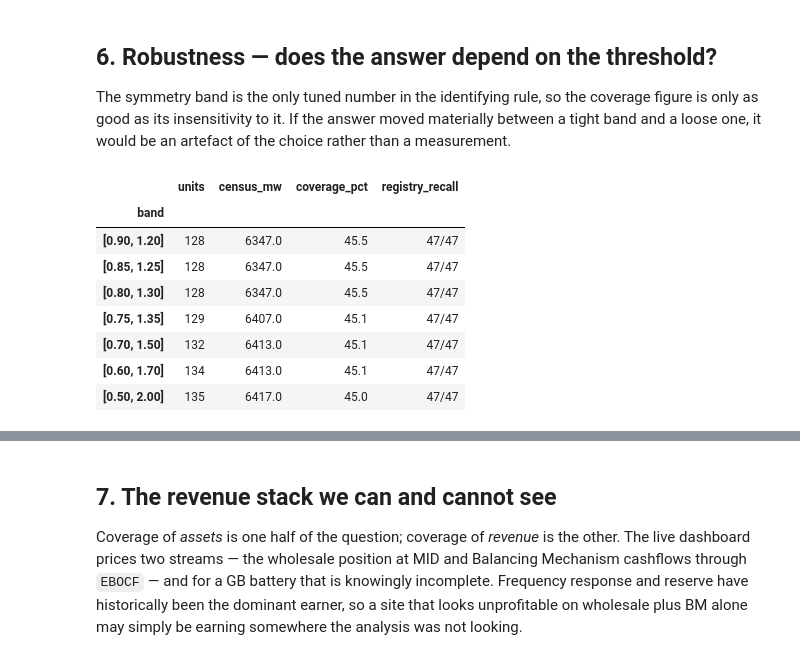
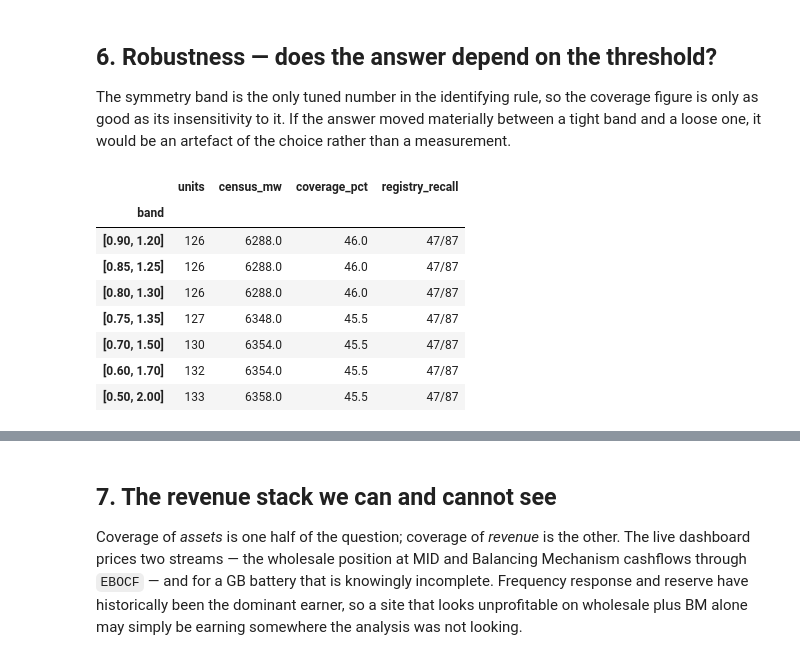
Before and after one commit to shaw029/power-trading, a Jupyter notebook: notebooks/06_fleet_coverage_census.ipynb, the cells around one changed output, grey strips where cells are left out. Saved outputs shown, nothing was run; the diff lists cells and outputs as text; code cells hidden in the pictures.

```diff
--- a/notebooks/06_fleet_coverage_census.ipynb
+++ b/notebooks/06_fleet_coverage_census.ipynb
@@ -46,6 +59,7 @@ the BM-registered fleet, not of GB storage — and sections 5 and 7 size what th
 # %%
 %matplotlib inline
 
+import datetime as dt
 import sys
 import warnings
 from pathlib import Path
@@ -61,7 +75,20 @@ sys.path.insert(0, str(REPO_ROOT))
 from src.utils.poster import save_poster_fig
 
 from fleet import ancillary, census, coverage
-from fleet.registry import FLEET
+from fleet.curated import CURATED_SITES
+from fleet.registry import REGISTRY
+
+# ── Frozen vintage ──────────────────────────────────────────────────────────
+# The registers behind the census and NESO's auction results are both live, so
+# an unpinned run returns a different population and different revenue every
+# day, and every number below moves with it. This notebook fixes both at
+# 2026-08-24 — the same date notebooks 04, 05 and 06 all use, so the three are
+# directly comparable. The library default is unpinned; this is a notebook
+# decision, set here rather than in the repo.
+#
+# To move the analysis on: change this date, re-run, and update any figure of
+# this notebook's that README.md, DATA_ARCHITECTURE.md or the poster quote.
+census.SNAPSHOT = dt.date(2026, 8, 24)
 
 warnings.filterwarnings("ignore")
 
@@ -74,12 +101,13 @@ plt.rcParams.update({
     "grid.linestyle": "--",
 })
 
-# Same design system as notebooks 04 and 05. The two-class split used throughout
-# this notebook is "covered by the registry" against "the gap" — both are real
-# quantities, so both get a real colour rather than one fading into grey.
+# Same design system as notebooks 04 and 05. The split used throughout this
+# notebook is "what the dashboard can render" against "what it cannot" — both
+# real quantities, so both get a real colour rather than one fading into grey.
 C = {
     "ink":       "#0b0b0b",
     "covered":   "#2a78d6",
+    "covered_lo": "#8fb9e8",
     "gap":       "#e34948",
     "discharge": "#1baf7a",
     "mid":       "#c98500",
@@ -90,10 +118,8 @@ C = {
 # revenue section in part 7 reaches back as far as NESO published per-unit
 # results, which is further than the dispatch window. Starting it at 2018 shows
 # the whole of what is obtainable, including the years that are simply absent.
-import datetime as dt
-
 ANALYSIS_START = dt.date(2018, 1, 1)
-ANALYSIS_END = dt.date(2026, 8, 19)
+ANALYSIS_END = dt.date(2026, 8, 24)
 # %% [markdown]
 ## 1. Building the census — and auditing it before trusting it
 
@@ -520,31 +664,33 @@ and a loose one, it would be an artefact of the choice rather than a measurement
 # %%
 base = units["is_physical"] & units["fuel_permits_battery"] & units["is_bidirectional"]
 bands = [(0.90, 1.20), (0.85, 1.25), (0.80, 1.30), (0.75, 1.35), (0.70, 1.50), (0.60, 1.70), (0.50, 2.00)]
 
 rows = []
 registry_mw = table.loc[table["in_registry"], "declared_export_mw"].sum()
 for lo, hi in bands:
     sel = base & units["capability_ratio"].between(lo, hi)
-    census_mw = units.loc[sel, "generationCapacity"].sum()
+    # Named for the band, not the census: `census_mw` is the whole-census total
+    # set in section 2, and rebinding it here silently corrupted section 8.
+    band_mw = units.loc[sel, "generationCapacity"].sum()
     rows.append({
         "band": f"[{lo:.2f}, {hi:.2f}]",
         "units": int(sel.sum()),
-        "census_mw": round(census_mw, 0),
-        "coverage_pct": round(100 * registry_mw / census_mw, 1),
+        "census_mw": round(band_mw, 0),
+        "coverage_pct": round(100 * registry_mw / band_mw, 1),
         "registry_recall": f"{int((sel & units['sig_registry']).sum())}/{len(known)}",
     })
 sensitivity = pd.DataFrame(rows).set_index("band")
 sensitivity
 # %% [output]
 |  | units | census_mw | coverage_pct | registry_recall |
 | band |  |  |  |  |
-| [0.90, 1.20] | 128 | 6347.0 | 45.5 | 47/47 |
-| [0.85, 1.25] | 128 | 6347.0 | 45.5 | 47/47 |
-| [0.80, 1.30] | 128 | 6347.0 | 45.5 | 47/47 |
-| [0.75, 1.35] | 129 | 6407.0 | 45.1 | 47/47 |
-| [0.70, 1.50] | 132 | 6413.0 | 45.1 | 47/47 |
-| [0.60, 1.70] | 134 | 6413.0 | 45.1 | 47/47 |
-| [0.50, 2.00] | 135 | 6417.0 | 45.0 | 47/47 |
+| [0.90, 1.20] | 126 | 6288.0 | 46.0 | 47/87 |
+| [0.85, 1.25] | 126 | 6288.0 | 46.0 | 47/87 |
+| [0.80, 1.30] | 126 | 6288.0 | 46.0 | 47/87 |
+| [0.75, 1.35] | 127 | 6348.0 | 45.5 | 47/87 |
+| [0.70, 1.50] | 130 | 6354.0 | 45.5 | 47/87 |
+| [0.60, 1.70] | 132 | 6354.0 | 45.5 | 47/87 |
+| [0.50, 2.00] | 133 | 6358.0 | 45.5 | 47/87 |
 # %%
 # Figure 6 — two panels, never two y-axes on one.
 fig, axes = plt.subplots(1, 2, figsize=(9, 3.0), sharex=True)
```
Also changed, not shown: parts of 26 cells of this notebook, 25 other files.
